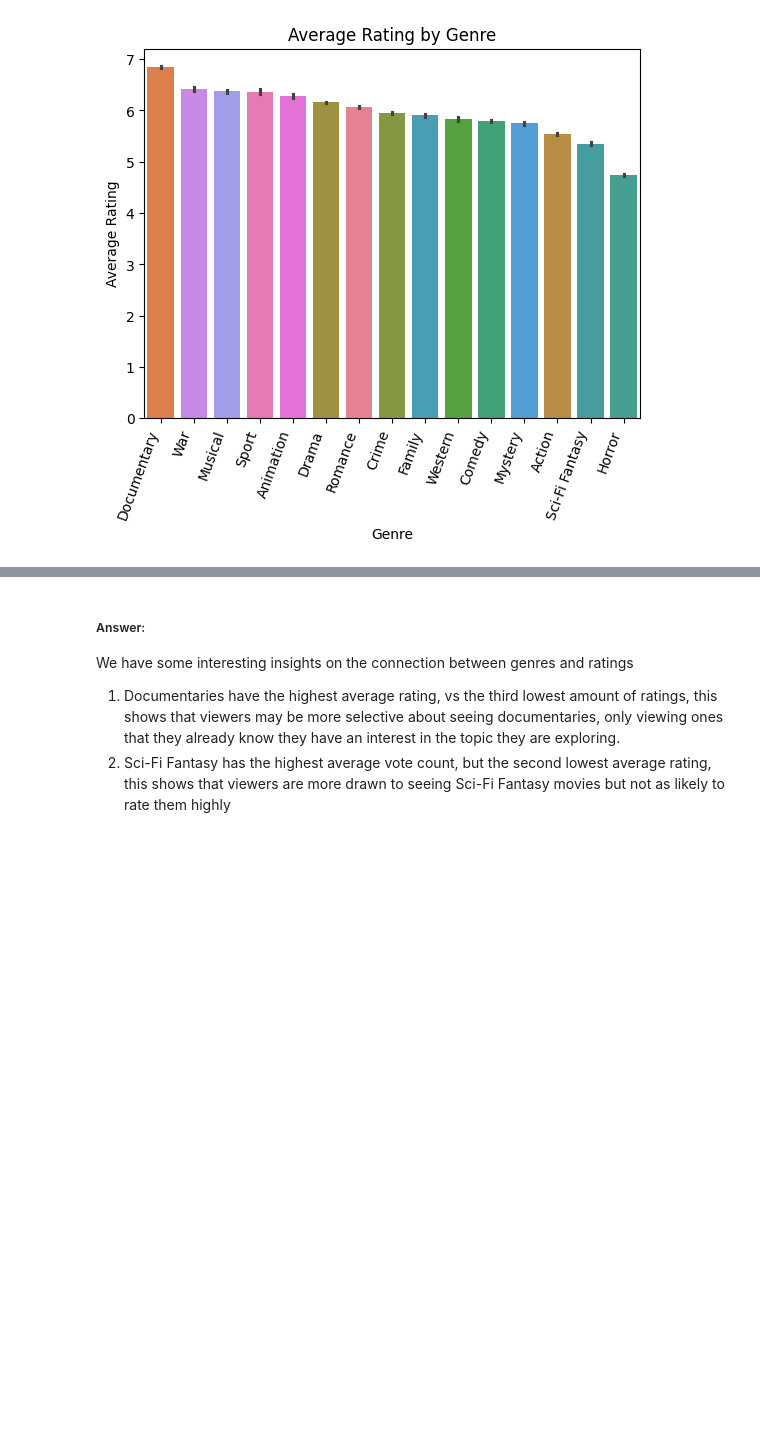
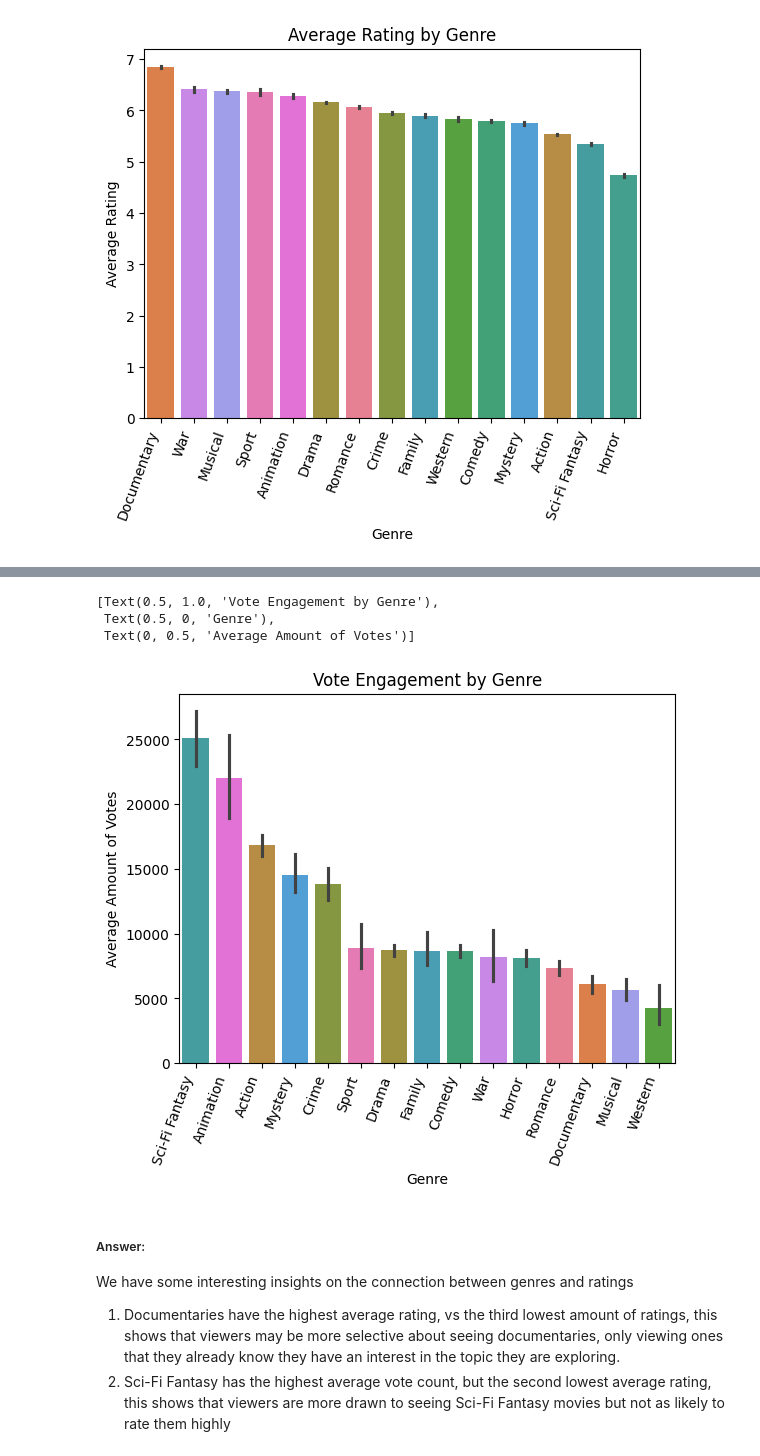
Before and after one commit to emily-dee/IMDB_data_analytics_project, a Jupyter notebook: Insight into Movies for the Hollywood Big Wigs.ipynb, the cells around one changed output, grey strips where cells are left out. Saved outputs shown, nothing was run; the diff lists cells and outputs as text; code cells hidden in the pictures; blank space fills up the shorter version.

```diff
--- a/Insight into Movies for the Hollywood Big Wigs.ipynb
+++ b/Insight into Movies for the Hollywood Big Wigs.ipynb
@@ -272,3 +272,12 @@ ax.set(title='Vote Engagement by Genre', xlabel='Genre', ylabel='Average Amount
+# %%
+ax = sns.barplot(data=movies_genres_df, x='genre', y='numVotes', hue='genre', estimator='mean', order=['Sci-Fi Fantasy', 'Animation', 'Action', 'Mystery', 'Crime', 'Sport', 'Drama', 'Family', 'Comedy', 'War', 'Horror', 'Romance', 'Documentary', 'Musical', 'Western'])
+ax.set_xticklabels(ax.get_xticklabels(), rotation=70, ha='right')
+ax.set(title='Vote Engagement by Genre', xlabel='Genre', ylabel='Average Amount of Votes')
+# %% [output]
+[Text(0.5, 1.0, 'Vote Engagement by Genre'),
+ Text(0.5, 0, 'Genre'),
+ Text(0, 0.5, 'Average Amount of Votes')]
+[figure, added]
 # %% [markdown]
 ##### Answer:
 We have some interesting insights on the connection between genres and ratings
```
Also changed, not shown: parts of 5 cells of this notebook.
